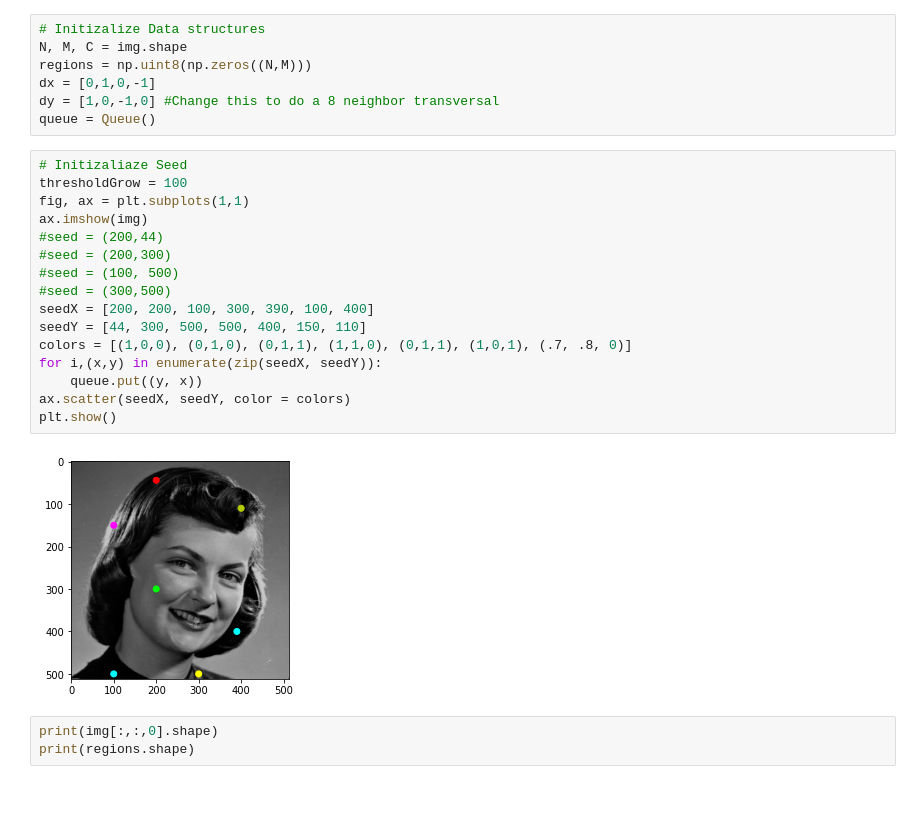
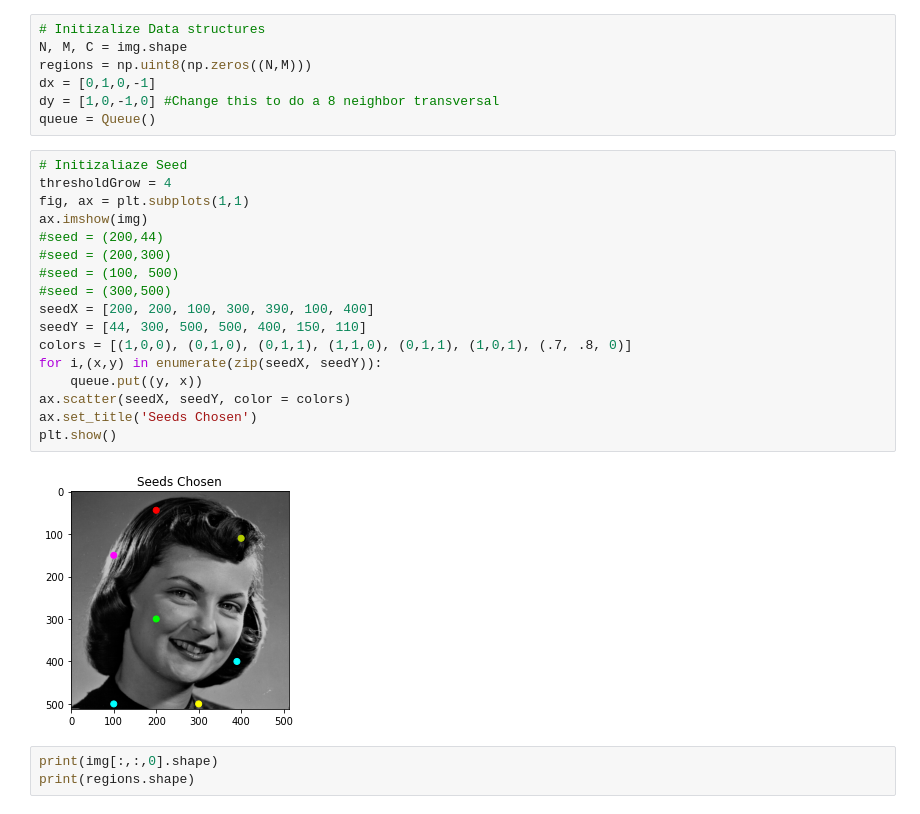
Before and after one commit to jmcsuite/AgentesInteligentes_Up2022, a Jupyter notebook: Trabajo1_0226259_0226154/codigo/main.ipynb, the cells around one changed output. Drawn from its saved outputs; the diff is of its cells as text.

Commit message:
fial graphs anmd images

```diff
--- a/Trabajo1_0226259_0226154/codigo/main.ipynb
+++ b/Trabajo1_0226259_0226154/codigo/main.ipynb
@@ -310,22 +346,23 @@ dy = [1,0,-1,0] #Change this to do a 8 neighbor transversal
 queue = Queue()
 # %%
 # Initizaliaze Seed
-thresholdGrow = 100
+thresholdGrow = 4
 fig, ax = plt.subplots(1,1)
 ax.imshow(img)
 #seed = (200,44)
 #seed = (200,300)
 #seed = (100, 500)
 #seed = (300,500)
 seedX = [200, 200, 100, 300, 390, 100, 400]
 seedY = [44, 300, 500, 500, 400, 150, 110]
 colors = [(1,0,0), (0,1,0), (0,1,1), (1,1,0), (0,1,1), (1,0,1), (.7, .8, 0)]
 for i,(x,y) in enumerate(zip(seedX, seedY)):
     queue.put((y, x))
 ax.scatter(seedX, seedY, color = colors)
+ax.set_title('Seeds Chosen')
 plt.show()
 # %% [output]
-[figure, old version]
+[figure, new version]
 # %%
 print(img[:,:,0].shape)
 print(regions.shape)
```
Also changed, not shown: parts of 11 cells of this notebook.
